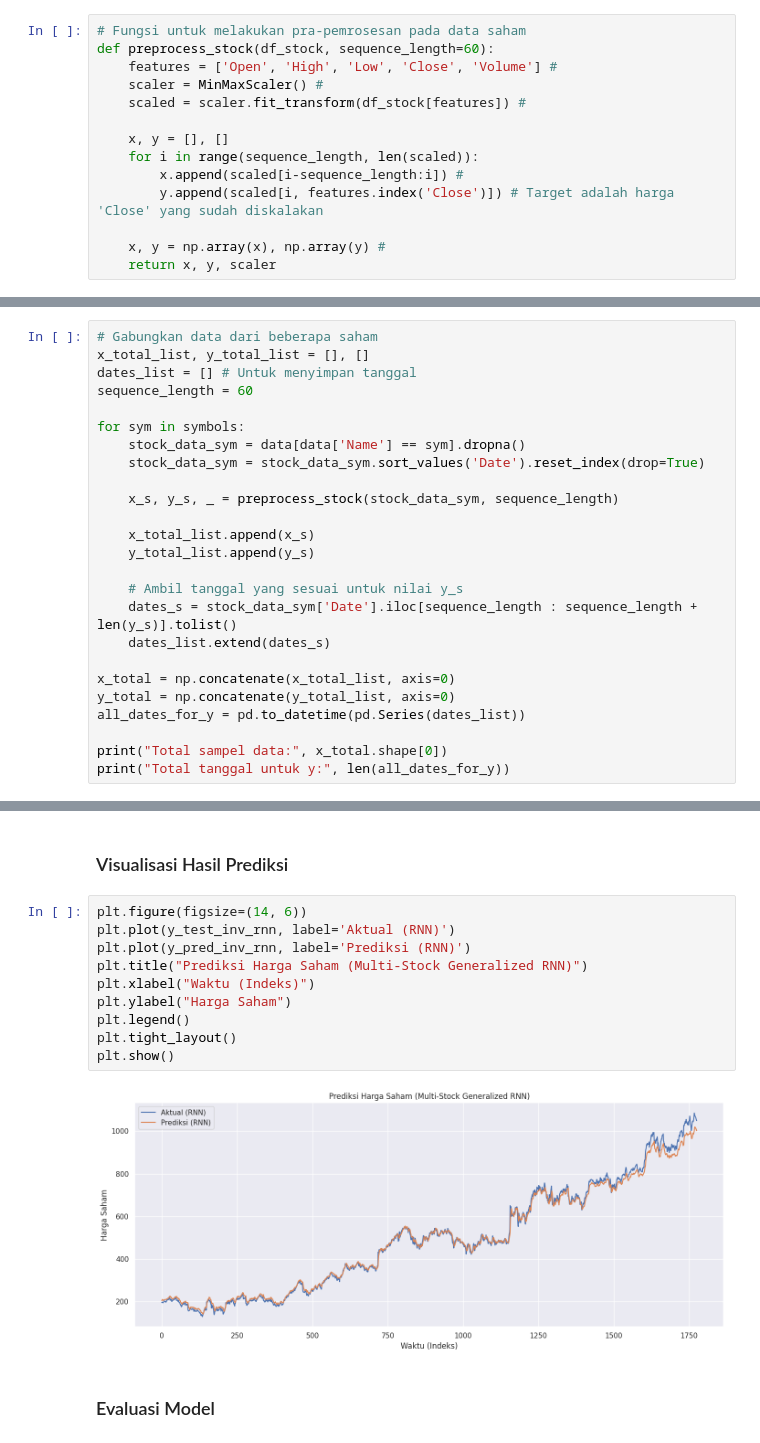
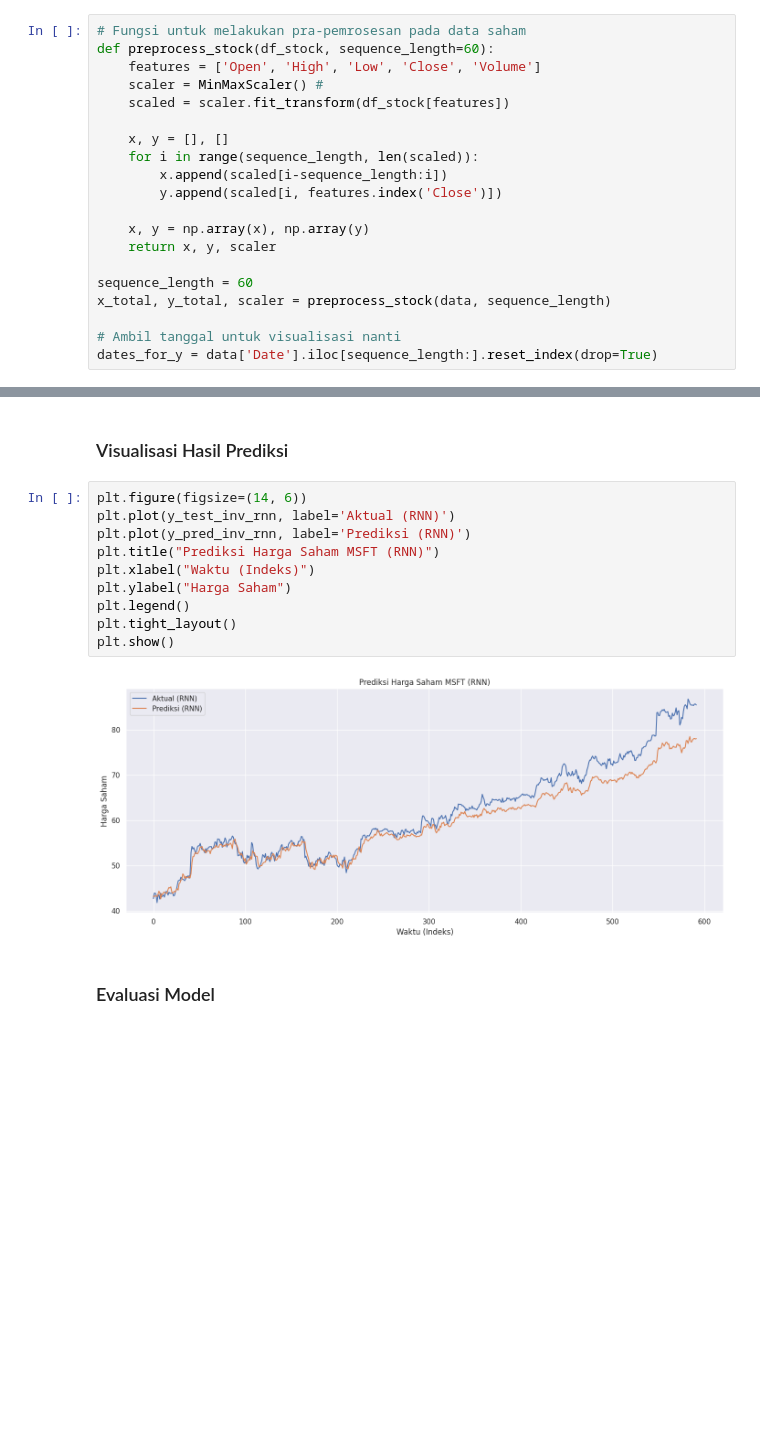
Before and after one commit to arzss-code/jobsheet-machine-learning, a Jupyter notebook: Time_Series_Forecasting.ipynb, the cells around one changed output, grey strips where cells are left out. Cells and saved outputs as stored; diff of their text form; blank space fills up the shorter version.

Commit message:
feat: update file time series forecasting

```diff
--- a/Time_Series_Forecasting.ipynb
+++ b/Time_Series_Forecasting.ipynb
@@ -226,14 +202,20 @@ data = df[df['Name'].isin(symbols)][['Date', 'Open', 'High', 'Low', 'Close', 'Vo
 # %%
 # Fungsi untuk melakukan pra-pemrosesan pada data saham
 def preprocess_stock(df_stock, sequence_length=60):
-    features = ['Open', 'High', 'Low', 'Close', 'Volume'] #
+    features = ['Open', 'High', 'Low', 'Close', 'Volume']
     scaler = MinMaxScaler() #
-    scaled = scaler.fit_transform(df_stock[features]) #
+    scaled = scaler.fit_transform(df_stock[features])
 
     x, y = [], []
     for i in range(sequence_length, len(scaled)):
-        x.append(scaled[i-sequence_length:i]) #
-        y.append(scaled[i, features.index('Close')]) # Target adalah harga 'Close' yang sudah diskalakan
+        x.append(scaled[i-sequence_length:i])
+        y.append(scaled[i, features.index('Close')])
 
-    x, y = np.array(x), np.array(y) #
+    x, y = np.array(x), np.array(y)
     return x, y, scaler
+
+sequence_length = 60
+x_total, y_total, scaler = preprocess_stock(data, sequence_length)
+
+# Ambil tanggal untuk visualisasi nanti
+dates_for_y = data['Date'].iloc[sequence_length:].reset_index(drop=True)
@@ -242,25 +221,0 @@ def preprocess_stock(df_stock, sequence_length=60):
-# %%
-# Gabungkan data dari beberapa saham
-x_total_list, y_total_list = [], []
-dates_list = [] # Untuk menyimpan tanggal
-sequence_length = 60
-
-for sym in symbols:
-    stock_data_sym = data[data['Name'] == sym].dropna()
-    stock_data_sym = stock_data_sym.sort_values('Date').reset_index(drop=True)
-
-    x_s, y_s, _ = preprocess_stock(stock_data_sym, sequence_length)
-
-    x_total_list.append(x_s)
-    y_total_list.append(y_s)
-
-    # Ambil tanggal yang sesuai untuk nilai y_s
-    dates_s = stock_data_sym['Date'].iloc[sequence_length : sequence_length + len(y_s)].tolist()
-    dates_list.extend(dates_s)
-
-x_total = np.concatenate(x_total_list, axis=0)
-y_total = np.concatenate(y_total_list, axis=0)
-all_dates_for_y = pd.to_datetime(pd.Series(dates_list))
-
-print("Total sampel data:", x_total.shape[0])
-print("Total tanggal untuk y:", len(all_dates_for_y))
@@ -352,15 +302,15 @@ y_test_inv_rnn = dummy_scaler.inverse_transform(y_test.reshape(-1, 1))
 # %%
 plt.figure(figsize=(14, 6))
 plt.plot(y_test_inv_rnn, label='Aktual (RNN)')
 plt.plot(y_pred_inv_rnn, label='Prediksi (RNN)')
-plt.title("Prediksi Harga Saham (Multi-Stock Generalized RNN)")
+plt.title("Prediksi Harga Saham MSFT (RNN)")
 plt.xlabel("Waktu (Indeks)")
 plt.ylabel("Harga Saham")
 plt.legend()
 plt.tight_layout()
 plt.show()
 # %% [output]
-[figure, old version]
+[figure, new version]
 # %% [markdown]
 ### Evaluasi Model
 # %%
```
Also changed, not shown: parts of 18 cells of this notebook.
